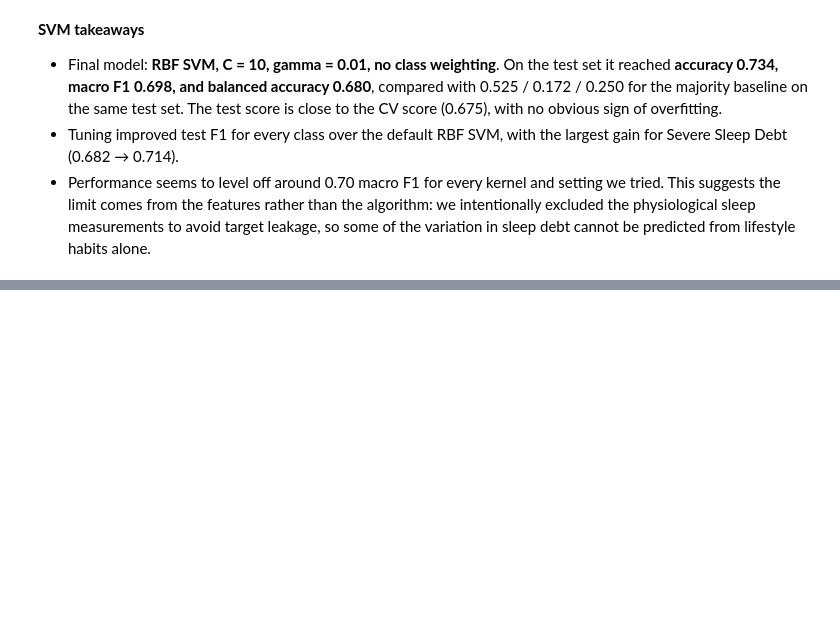
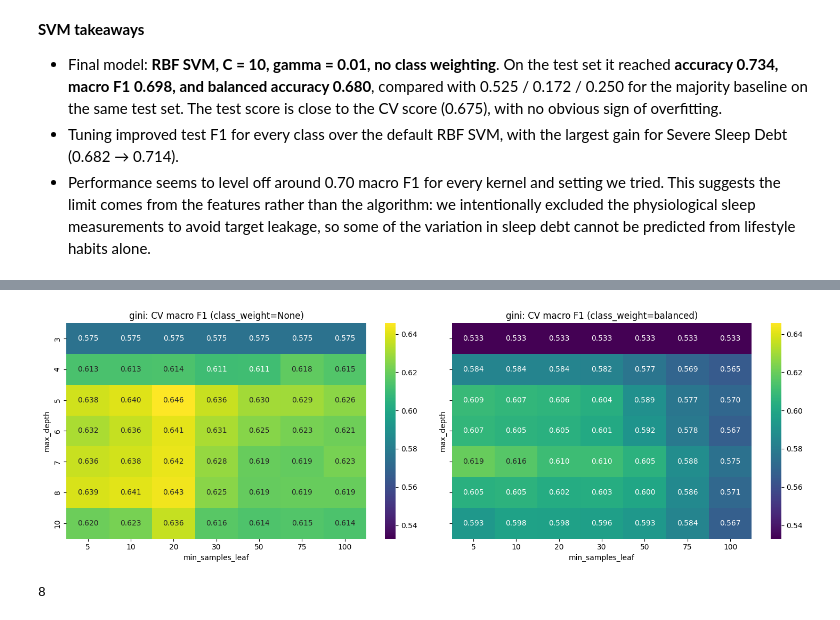
Before and after one commit to amandarinle/ML-SleepDebt-Project, a Jupyter notebook: sleep_debt_project.ipynb, the cells around one changed output, grey strips where cells are left out. Saved outputs shown, nothing was run; the diff lists cells and outputs as text; code cells hidden in the pictures; blank space fills up the shorter version.

```diff
--- a/sleep_debt_project.ipynb
+++ b/sleep_debt_project.ipynb
@@ -1493,0 +1527,26 @@ display(pd.DataFrame([svm_test_results]).drop(columns="Best params").round(3))
+# %%
+baseline_models = {
+    "Majority-class dummy":     Pipeline([("preprocess", preprocessor),
+                                          ("clf", DummyClassifier(strategy="most_frequent"))]),
+    "Decision tree (gini, default)":    make_tree(criterion="gini"),
+    "Decision tree (entropy, default)": make_tree(criterion="entropy"),
+}
+
+baseline_results = pd.DataFrame({name: cv_summary(model) for name, model in baseline_models.items()}).T
+display(baseline_results.round(3))
+
+# how deep/large do the unrestricted trees grow, and how well do they fit the training data?
+rows = []
+for name, model in baseline_models.items():
+    if "Decision tree" not in name:
+        continue
+    model.fit(X_train, y_train)
+    tree = model.named_steps["tree"]
+    rows.append({
+        "Model": name,
+        "Depth": tree.get_depth(),
+        "Leaves": tree.get_n_leaves(),
+        "Train macro F1": f1_score(y_train, model.predict(X_train), average="macro"),
+        "CV macro F1": baseline_results.loc[name, "f1_macro"],
+    })
+display(pd.DataFrame(rows).set_index("Model").round(3))
@@ -1493,0 +1731,22 @@ display(pd.DataFrame([svm_test_results]).drop(columns="Best params").round(3))
+# %%
+# ---- Step 3b: Heatmaps of CV macro F1 (max_depth x min_samples_leaf) ----
+best_crit = tree_grid.best_params_["tree__criterion"]
+subset = grid_results[grid_results["criterion"] == best_crit]
+
+fig, axes = plt.subplots(1, 2, figsize=(15, 5), sharey=True)
+vmin, vmax = subset["mean_test_f1_macro"].min(), subset["mean_test_f1_macro"].max()
+for ax, cw in zip(axes, ["None", "balanced"]):
+    pivot = (subset[subset["class_weight"] == cw]
+             .pivot_table(index="max_depth", columns="min_samples_leaf", values="mean_test_f1_macro"))
+    sns.heatmap(pivot, annot=True, fmt=".3f", cmap="viridis", vmin=vmin, vmax=vmax, ax=ax)
+    ax.set_title(f"{best_crit}: CV macro F1 (class_weight={cw})")
+    ax.set_xlabel("min_samples_leaf")
+    ax.set_ylabel("max_depth")
+plt.tight_layout()
+plt.show()
+
+shallow = make_tree(criterion="gini", max_depth=3, min_samples_leaf=100).fit(X_train, y_train)
+print(shallow.named_steps["tree"].get_n_leaves())
+# %% [output]
+[figure, added]
+8
```
Also changed, not shown: parts of 49 cells of this notebook.
